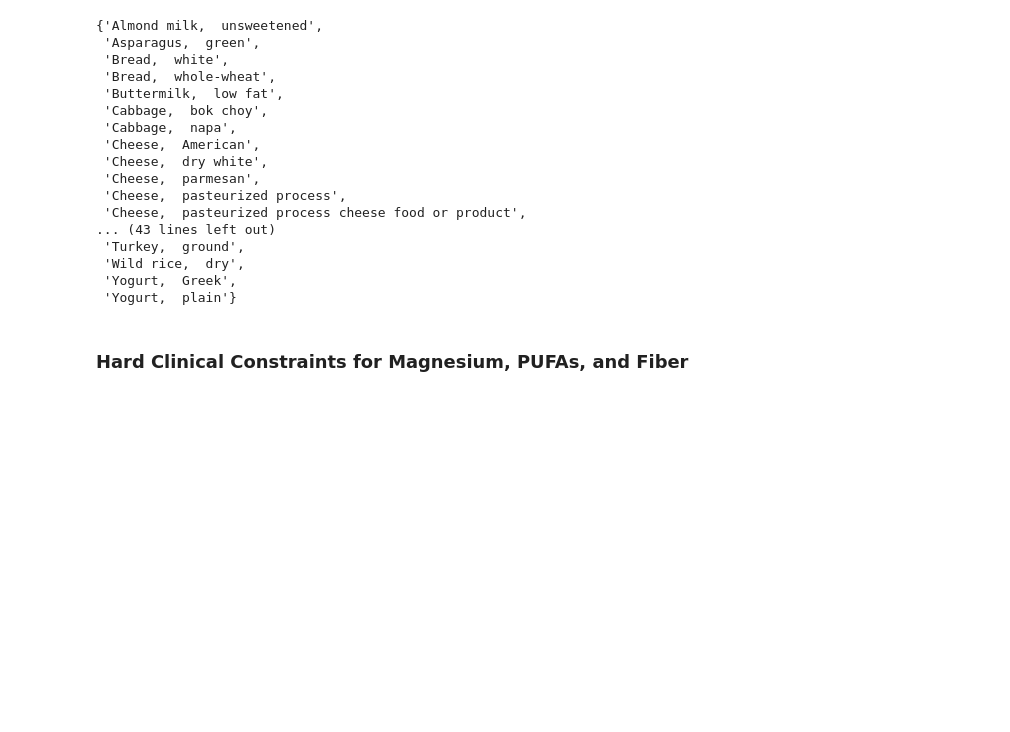
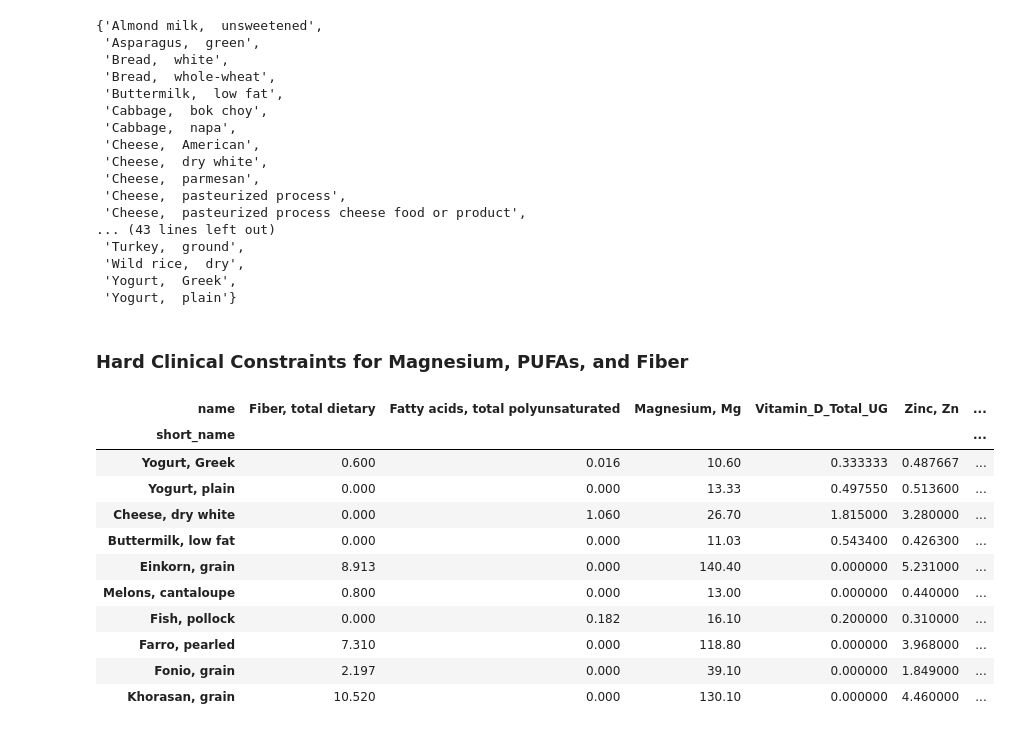
Before and after one commit to lbaxendale/masters_project, a Jupyter notebook: modelling.ipynb, the cells around one changed output. Cells and saved outputs as stored; diff of their text form; code cells hidden in the pictures; blank space fills up the shorter version.

Commit message:
The recommender with hard clinical constraints was implemented however it only performs well on some patients.

```diff
--- a/modelling.ipynb
+++ b/modelling.ipynb
@@ -1104,54 +1120,79 @@ def food_recommender_scaled_3(patient_vector, food_db, top_n=10):
     #Creating copies of databases for filtering
     filtered_food_db = food_db.copy()
 
-    #Scaled database
-    #filtered_scaled_db = food_scaled_db.copy()
+    #Elevated need for Magnesium
+    if target_fiber > 25:
+        #Filtering out the foods that don't contain a lot of Zinc
+        fiber_mask = food_db['Fiber, total dietary'] > 0.5
+        filtered_food_db = filtered_food_db[fiber_mask]
+
+    #Elevated need for Magnesium
+    if target_pufa > 12:
+        #Filtering out the foods that don't contain a lot of Zinc
+        pufa_mask = food_db['Fatty acids, total polyunsaturated'] > 0.5
+        filtered_food_db = filtered_food_db[pufa_mask]
+
+    #Elevated need for Magnesium
+    if target_magnesium > 320:
+        #Filtering out the foods that don't contain a lot of Zinc
+        magnesium_mask = food_db['Magnesium, Mg'] > 0.5
+        filtered_food_db = filtered_food_db[magnesium_mask]
 
     #Elevated need for vitamin D
-    if target_vit_d > 25:
+    if target_vit_d > 10:
         #Filtering out the foods that don't contain a lot of Vitamin D
         vit_d_mask = food_db['Vitamin_D_Total_UG'] > 1.0
         filtered_food_db = filtered_food_db[vit_d_mask]
-        #filtered_scaled_db = filtered_scaled_db[filtered_scaled_db.index.isin(filtered_food_db.index)]
 
     #Elevated need for Zinc
-    if target_zinc > 12:
+    if target_zinc > 7:
         #Filtering out the foods that don't contain a lot of Zinc
         zinc_mask = food_db['Zinc, Zn'] > 0.5
         filtered_food_db = filtered_food_db[zinc_mask]
-        #filtered_scaled_db = filtered_scaled_db[filtered_scaled_db.index.isin(filtered_food_db.index)]
 
     #If the filtering is too restrictive and returns nothing, reset to the full database
     if filtered_food_db.empty:
         filtered_food_db = food_db.copy()
-        #filtered_scaled_db = food_scaled_db.copy()
 
     #Isolating numeric columns from the filtered database
     nutrients_5d_order = [
         'Fiber, total dietary',
         'Fatty acids, total polyunsaturated',
         'Magnesium, Mg',
         'Vitamin_D_Total_UG',
         'Zinc, Zn'
     ]
     #Filtering
     food_numeric_matrix = filtered_food_db[nutrients_5d_order].values
 
     #Converting the patient vector to 2D and scaling it normally
     scaler = MinMaxScaler()
     scaled_food_db = scaler.fit_transform(food_numeric_matrix)
     vector_2d = np.array(patient_vector).reshape(1, -1)
     scaled_patient_vector = scaler.transform(vector_2d)
 
     #Calculating the similarity strictly across the subspace
     score_similarity = cosine_similarity(scaled_patient_vector, scaled_food_db)[0]
 
     #Creating count for the top 10 recommended foods
 
     #Attaching the scores back and treturning the top results
     results_df = filtered_food_db.copy()
     results_df['Match_Score (%)'] = np.round(score_similarity * 100, 2)
     return results_df.sort_values(by='Match_Score (%)', ascending=False).head(top_n)
 
 test_patient_vector_2 = [28.6, 22.0, 361.4, 12.1, 16.2]
-food_recommender_scaled_2(test_patient_vector_2, food_matrix_5d_3, top_n=10)
+food_recommender_scaled_3(test_patient_vector_2, food_matrix_5d_3, top_n=10)
+# %% [output]
+| name | Fiber, total dietary | Fatty acids, total polyunsaturated | Magnesium, Mg | Vitamin_D_Total_UG | Zinc, Zn | ... |
+| short_name |  |  |  |  |  | ... |
+| Yogurt, Greek | 0.600 | 0.016 | 10.60 | 0.333333 | 0.487667 | ... |
+| Yogurt, plain | 0.000 | 0.000 | 13.33 | 0.497550 | 0.513600 | ... |
+| Cheese, dry white | 0.000 | 1.060 | 26.70 | 1.815000 | 3.280000 | ... |
+| Buttermilk, low fat | 0.000 | 0.000 | 11.03 | 0.543400 | 0.426300 | ... |
+| Einkorn, grain | 8.913 | 0.000 | 140.40 | 0.000000 | 5.231000 | ... |
+| Melons, cantaloupe | 0.800 | 0.000 | 13.00 | 0.000000 | 0.440000 | ... |
+| Fish, pollock | 0.000 | 0.182 | 16.10 | 0.200000 | 0.310000 | ... |
+| Farro, pearled | 7.310 | 0.000 | 118.80 | 0.000000 | 3.968000 | ... |
+| Fonio, grain | 2.197 | 0.000 | 39.10 | 0.000000 | 1.849000 | ... |
+| Khorasan, grain | 10.520 | 0.000 | 130.10 | 0.000000 | 4.460000 | ... |
```
Also changed, not shown: parts of 3 cells of this notebook, 18 other files.
